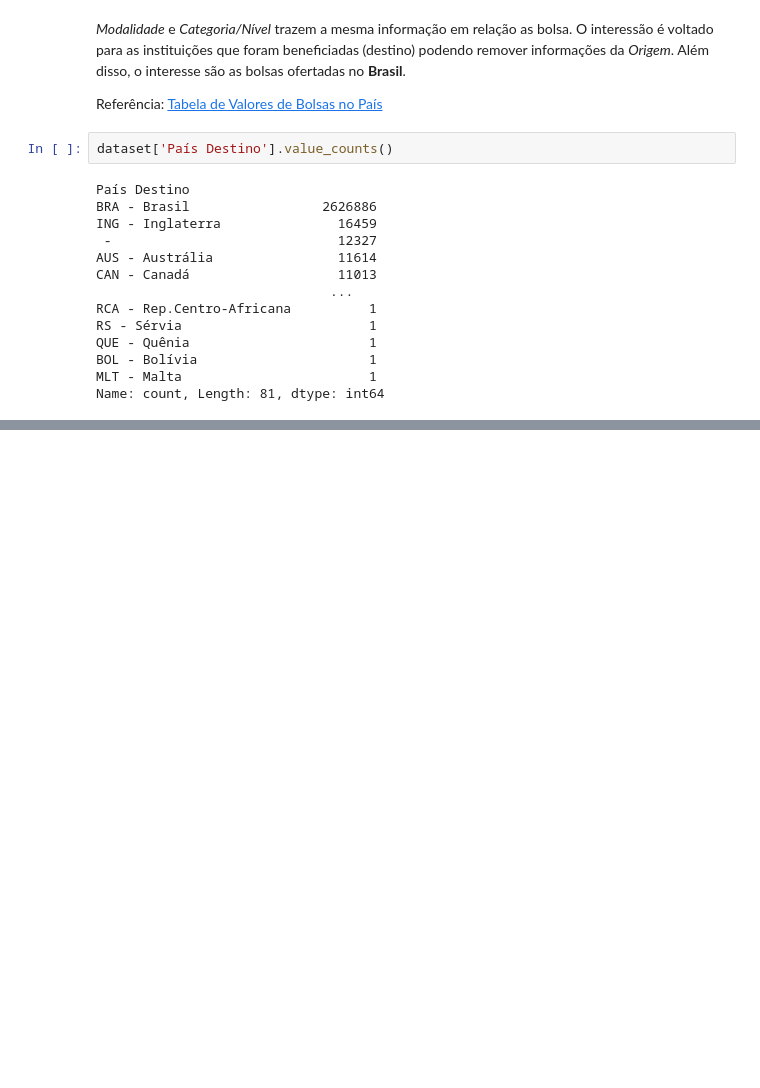
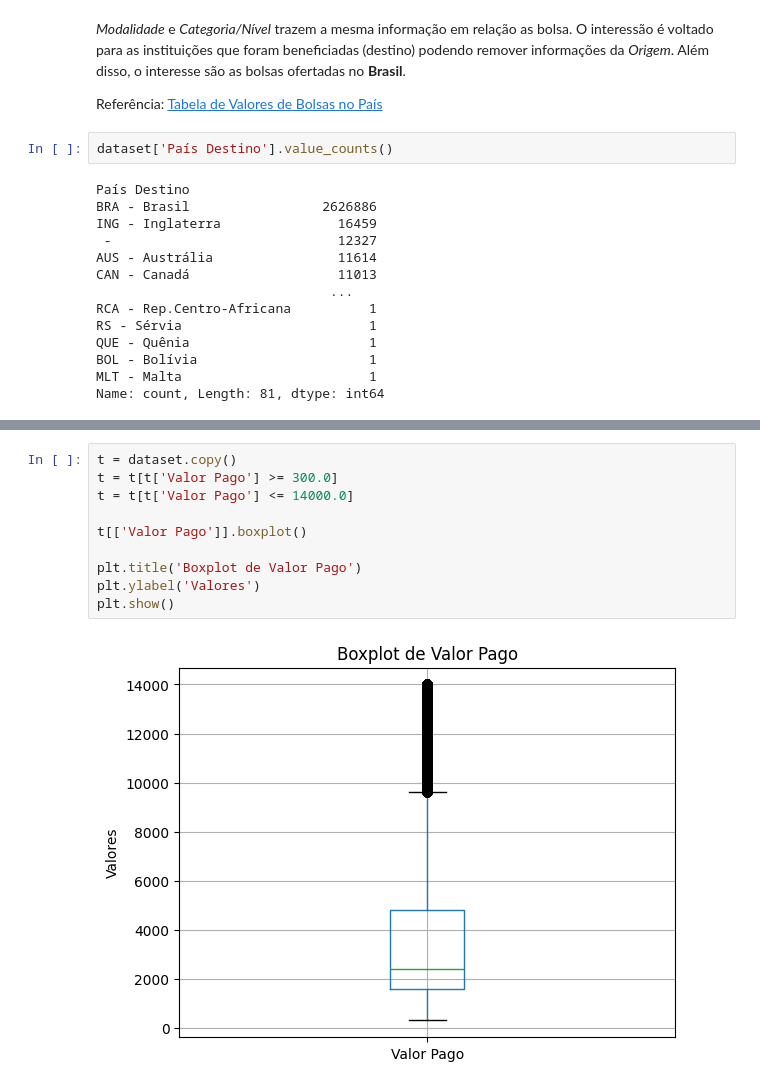
Before and after one commit to SidneyJunior01234/CD_IMD-EDA_AUX_BOLS_CNPq, a Jupyter notebook: Notebooks/EDA_CNPq.ipynb, the cells around one changed output, grey strips where cells are left out. Saved outputs shown, nothing was run; the diff lists cells and outputs as text; blank space fills up the shorter version.

```diff
--- a/Notebooks/EDA_CNPq.ipynb
+++ b/Notebooks/EDA_CNPq.ipynb
@@ -325,0 +428,12 @@ Error:
+# %%
+t = dataset.copy()
+t = t[t['Valor Pago'] >= 300.0]
+t = t[t['Valor Pago'] <= 14000.0]
+
+t[['Valor Pago']].boxplot()
+
+plt.title('Boxplot de Valor Pago')
+plt.ylabel('Valores')
+plt.show()
+# %% [output]
+[figure, added]
```
Also changed, not shown: parts of 24 cells of this notebook.
